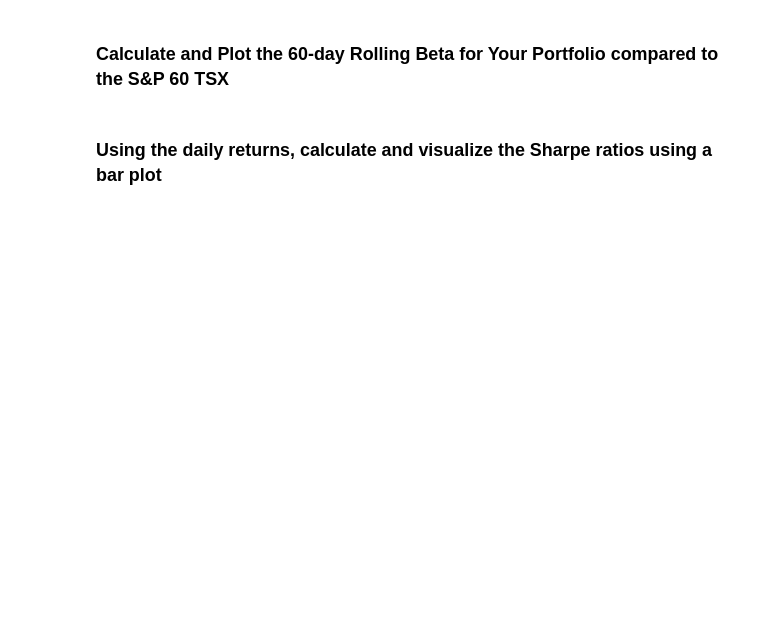
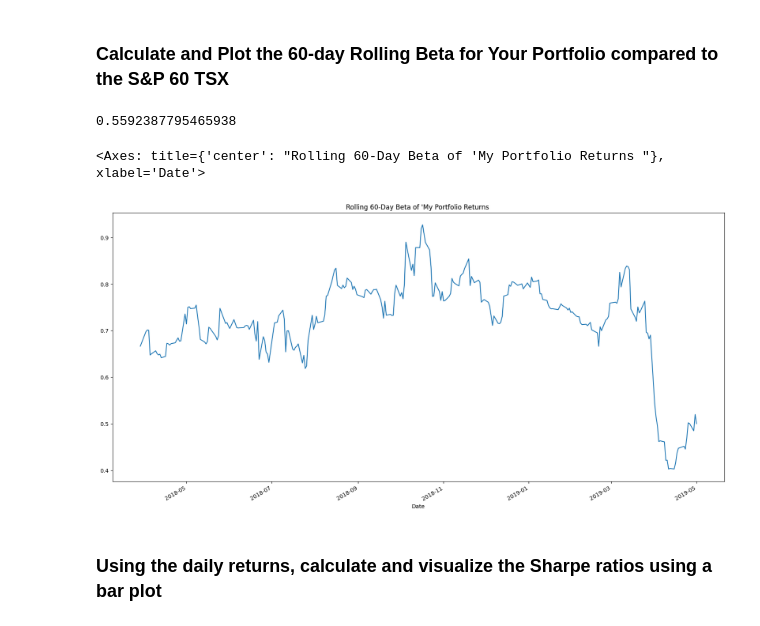
Before and after one commit to chyj0805/A-Whale-Off-the-Portfolio, a Jupyter notebook: Code/whale_analysis_oringal.ipynb, the cells around one changed output. Drawn from its saved outputs; the diff is of its cells as text; code cells hidden in the pictures; blank space fills up the shorter version.

```diff
--- a/Code/whale_analysis_oringal.ipynb
+++ b/Code/whale_analysis_oringal.ipynb
@@ -657,2 +678,21 @@ all_portfolio_returns
+# %%
+# Calculate and plot Beta
+# Calculate covariance of a single portfolio with S&P TSX 60 Returns
+covariance_my_portfolio_return = all_portfolio_returns['My Portfolio Returns'].cov(all_portfolio_returns['S&P TSX 60 Returns'])
+
+
+# Computing beta
+my_portfolio_return = covariance_my_portfolio_return / variance_sp_tsx
+print(my_portfolio_return)
+# Plot beta trend
+
+rolling_covariance_my_portfolio_return = all_portfolio_returns['My Portfolio Returns'].rolling(window=60).cov(all_portfolio_returns['S&P TSX 60 Returns']) # Calculate 60-day rolling_my_portfolio_return vs. S&P 500 and plot the data
+rolling_variance_sp_tsx_60day = all_portfolio_returns['S&P TSX 60 Returns'].rolling(window=60).var() # Calculate 30-day rolling variance of S&P TSX 60 Returns
+rolling_my_portfolio_return_beta = rolling_covariance_my_portfolio_return / rolling_variance_sp_tsx_60day # caculate My Portfolio Returns rolling beta
+rolling_my_portfolio_return_beta.plot(figsize=(20, 10), title="Rolling 60-Day Beta of 'My Portfolio Returns ")
+# %% [output]
+0.5592387795465938
+<Axes: title={'center': "Rolling 60-Day Beta of 'My Portfolio Returns "}, xlabel='Date'>
+[figure, added]
 # %% [markdown]
 ### Using the daily returns, calculate and visualize the Sharpe ratios using a bar plot
```
Also changed, not shown: parts of 13 cells of this notebook.
